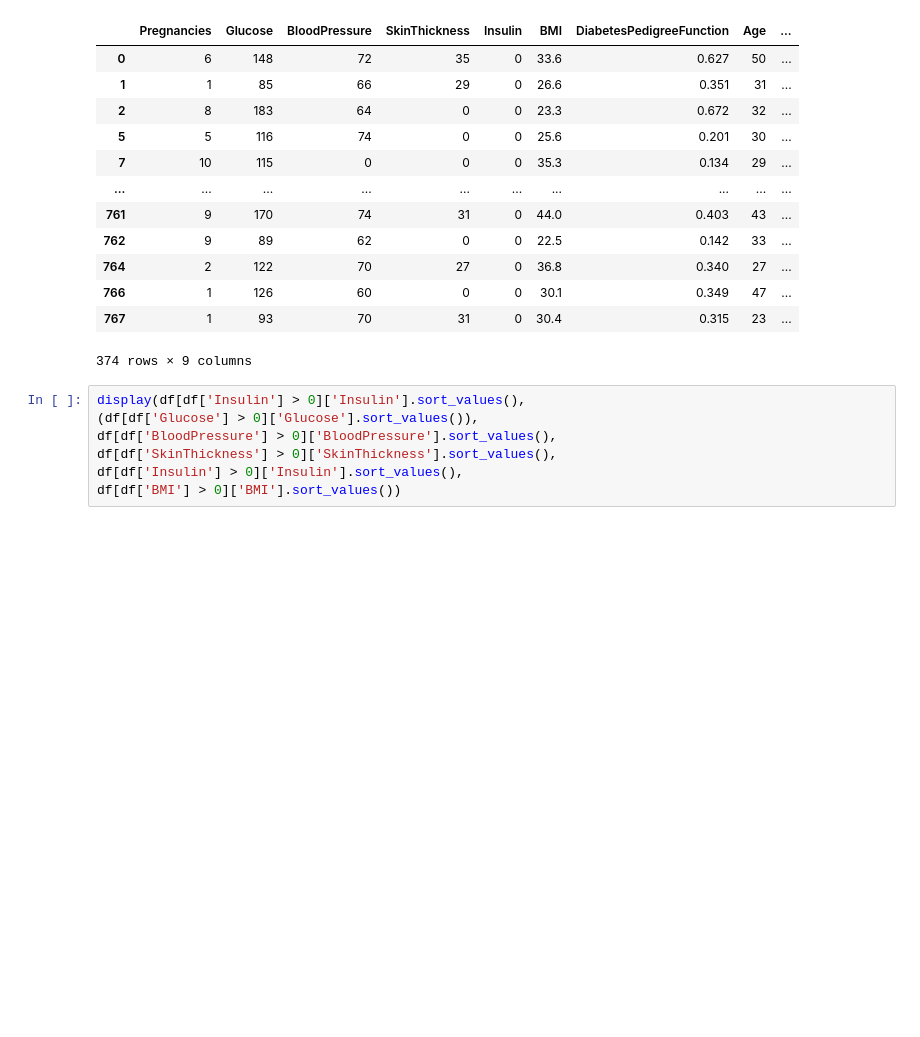
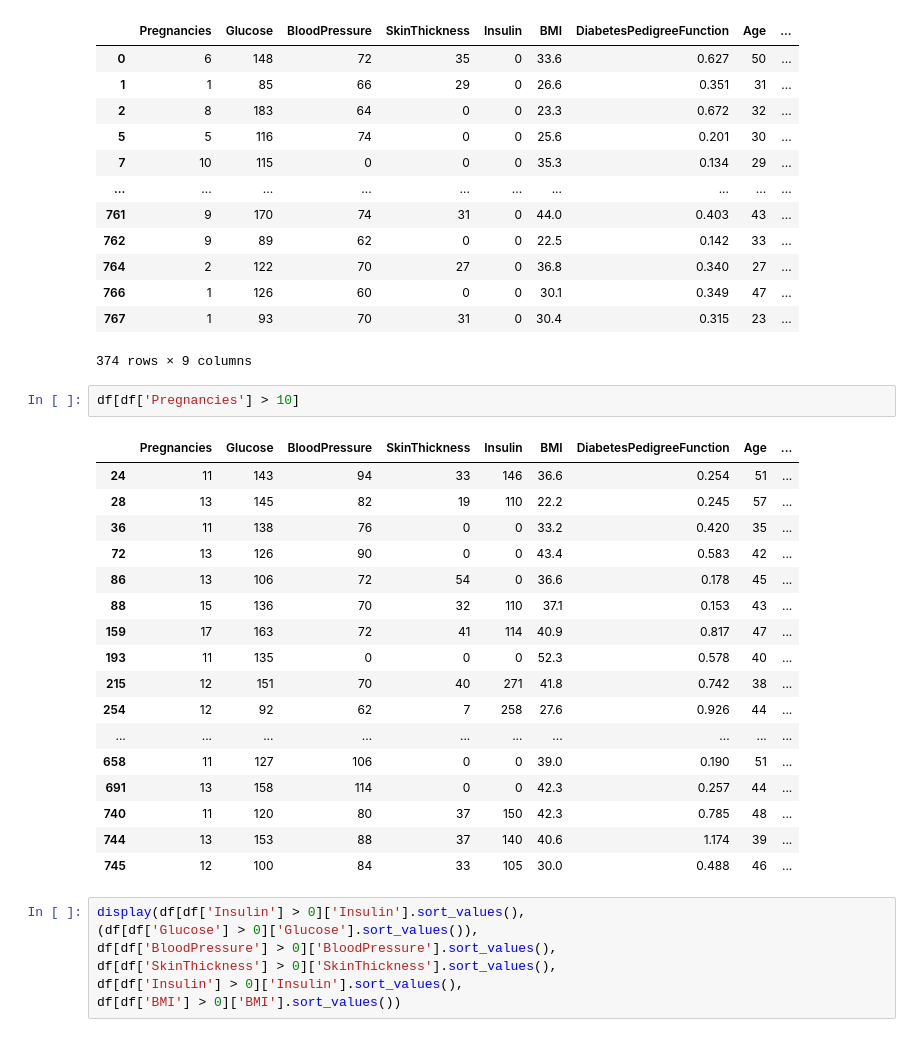
Before and after one commit to GITGENome/diabet, a Jupyter notebook: diabete.ipynb, the cells around one changed output. Drawn from its saved outputs; the diff is of its cells as text; blank space fills up the shorter version.

```diff
--- a/diabete.ipynb
+++ b/diabete.ipynb
@@ -86,6 +86,26 @@ df[(df['Insulin'] == 0)]
 | 766 | 1 | 126 | 60 | 0 | 0 | 30.1 | 0.349 | 47 | ... |
 | 767 | 1 | 93 | 70 | 31 | 0 | 30.4 | 0.315 | 23 | ... |
 374 rows × 9 columns
+# %%
+df[df['Pregnancies'] > 10]
+# %% [output]
+|  | Pregnancies | Glucose | BloodPressure | SkinThickness | Insulin | BMI | DiabetesPedigreeFunction | Age | ... |
+| 24 | 11 | 143 | 94 | 33 | 146 | 36.6 | 0.254 | 51 | ... |
+| 28 | 13 | 145 | 82 | 19 | 110 | 22.2 | 0.245 | 57 | ... |
+| 36 | 11 | 138 | 76 | 0 | 0 | 33.2 | 0.420 | 35 | ... |
+| 72 | 13 | 126 | 90 | 0 | 0 | 43.4 | 0.583 | 42 | ... |
+| 86 | 13 | 106 | 72 | 54 | 0 | 36.6 | 0.178 | 45 | ... |
+| 88 | 15 | 136 | 70 | 32 | 110 | 37.1 | 0.153 | 43 | ... |
+| 159 | 17 | 163 | 72 | 41 | 114 | 40.9 | 0.817 | 47 | ... |
+| 193 | 11 | 135 | 0 | 0 | 0 | 52.3 | 0.578 | 40 | ... |
+| 215 | 12 | 151 | 70 | 40 | 271 | 41.8 | 0.742 | 38 | ... |
+| 254 | 12 | 92 | 62 | 7 | 258 | 27.6 | 0.926 | 44 | ... |
+| ... | ... | ... | ... | ... | ... | ... | ... | ... | ... |
+| 658 | 11 | 127 | 106 | 0 | 0 | 39.0 | 0.190 | 51 | ... |
+| 691 | 13 | 158 | 114 | 0 | 0 | 42.3 | 0.257 | 44 | ... |
+| 740 | 11 | 120 | 80 | 37 | 150 | 42.3 | 0.785 | 48 | ... |
+| 744 | 13 | 153 | 88 | 37 | 140 | 40.6 | 1.174 | 39 | ... |
+| 745 | 12 | 100 | 84 | 33 | 105 | 30.0 | 0.488 | 46 | ... |
 # %%
 display(df[df['Insulin'] > 0]['Insulin'].sort_values(),
 (df[df['Glucose'] > 0]['Glucose'].sort_values()),
```
